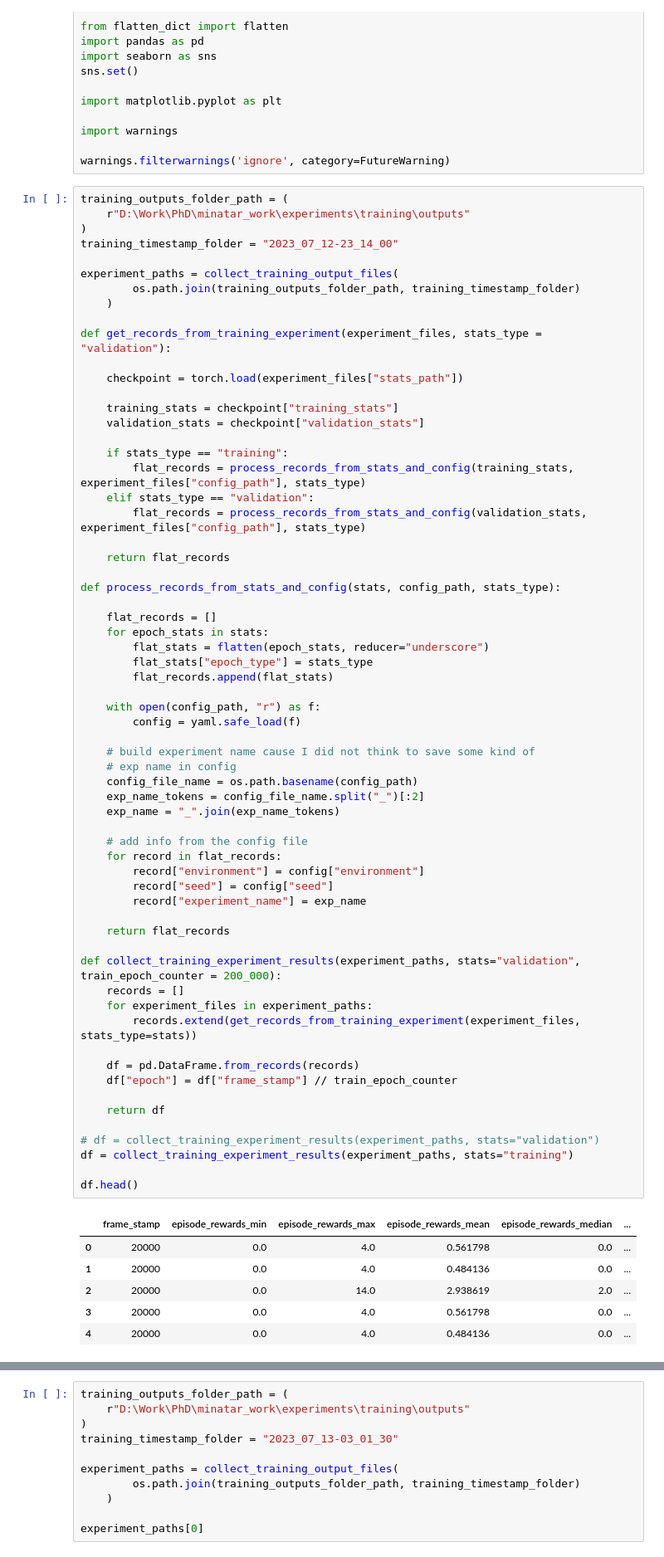
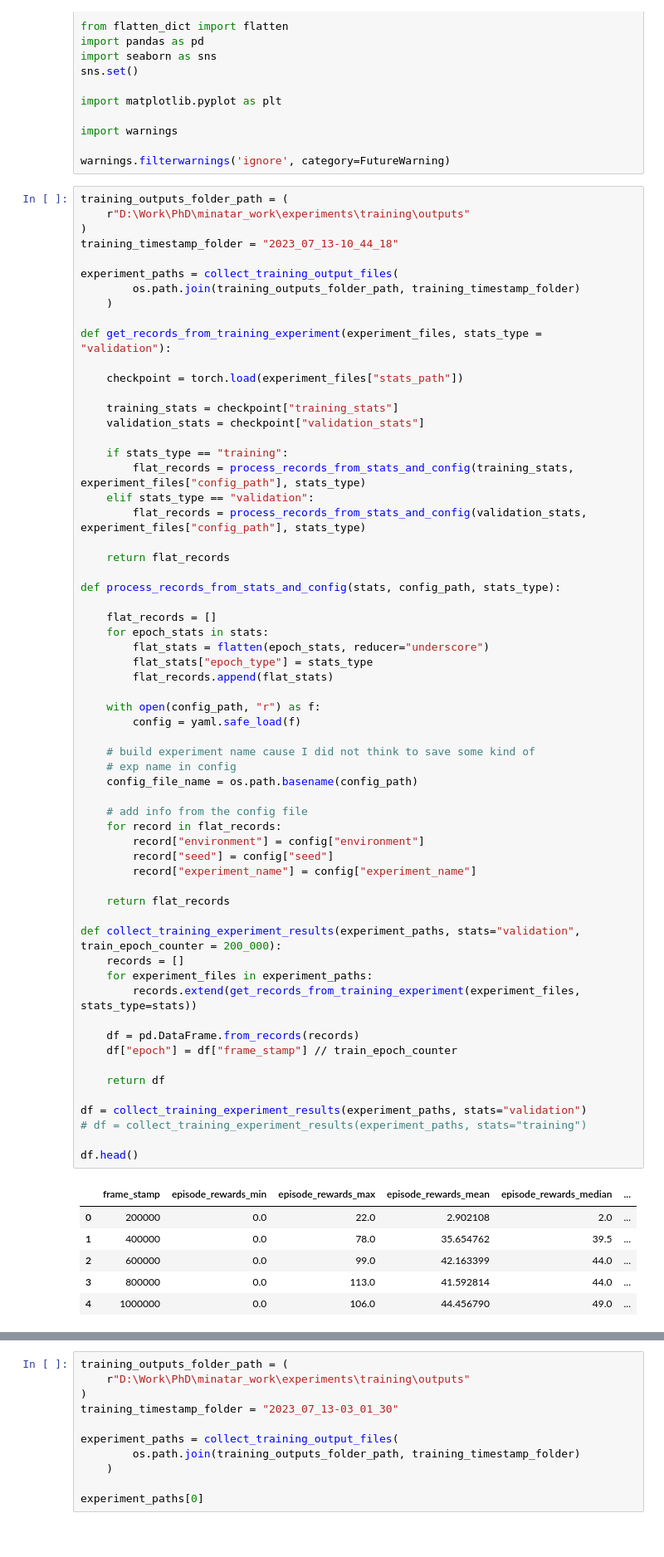
Before and after one commit to mariusdgm/minatar_work, a Jupyter notebook: notebooks/inspect_training_output.ipynb, the cells around one changed output, grey strips where cells are left out. Shown at 83% size. Drawn from its saved outputs; the diff is of its cells as text.

```diff
--- a/notebooks/inspect_training_output.ipynb
+++ b/notebooks/inspect_training_output.ipynb
@@ -47,7 +47,7 @@ warnings.filterwarnings('ignore', category=FutureWarning)
 training_outputs_folder_path = (
     r"D:\Work\PhD\minatar_work\experiments\training\outputs"
 )
-training_timestamp_folder = "2023_07_12-23_14_00"
+training_timestamp_folder = "2023_07_13-10_44_18"
 
 experiment_paths = collect_training_output_files(
         os.path.join(training_outputs_folder_path, training_timestamp_folder)
@@ -76,40 +76,38 @@ def process_records_from_stats_and_config(stats, config_path, stats_type):
         flat_records.append(flat_stats)
 
     with open(config_path, "r") as f:
         config = yaml.safe_load(f)
 
     # build experiment name cause I did not think to save some kind of
     # exp name in config
     config_file_name = os.path.basename(config_path)
-    exp_name_tokens = config_file_name.split("_")[:2]
-    exp_name = "_".join(exp_name_tokens)
 
     # add info from the config file
     for record in flat_records:
         record["environment"] = config["environment"]
         record["seed"] = config["seed"]
-        record["experiment_name"] = exp_name
+        record["experiment_name"] = config["experiment_name"]
 
     return flat_records
 
 def collect_training_experiment_results(experiment_paths, stats="validation", train_epoch_counter = 200_000):
     records = []
     for experiment_files in experiment_paths:
         records.extend(get_records_from_training_experiment(experiment_files, stats_type=stats))
 
     df = pd.DataFrame.from_records(records)
     df["epoch"] = df["frame_stamp"] // train_epoch_counter
 
     return df
 
-# df = collect_training_experiment_results(experiment_paths, stats="validation")
-df = collect_training_experiment_results(experiment_paths, stats="training")
+df = collect_training_experiment_results(experiment_paths, stats="validation")
+# df = collect_training_experiment_results(experiment_paths, stats="training")
 
 df.head()
 # %% [output]
 |  | frame_stamp | episode_rewards_min | episode_rewards_max | episode_rewards_mean | episode_rewards_median | ... |
-| 0 | 20000 | 0.0 | 4.0 | 0.561798 | 0.0 | ... |
-| 1 | 20000 | 0.0 | 4.0 | 0.484136 | 0.0 | ... |
-| 2 | 20000 | 0.0 | 14.0 | 2.938619 | 2.0 | ... |
-| 3 | 20000 | 0.0 | 4.0 | 0.561798 | 0.0 | ... |
-| 4 | 20000 | 0.0 | 4.0 | 0.484136 | 0.0 | ... |
+| 0 | 200000 | 0.0 | 22.0 | 2.902108 | 2.0 | ... |
+| 1 | 400000 | 0.0 | 78.0 | 35.654762 | 39.5 | ... |
+| 2 | 600000 | 0.0 | 99.0 | 42.163399 | 44.0 | ... |
+| 3 | 800000 | 0.0 | 113.0 | 41.592814 | 44.0 | ... |
+| 4 | 1000000 | 0.0 | 106.0 | 44.456790 | 49.0 | ... |
```
Also changed, not shown: parts of 6 cells of this notebook, 1 other file.
